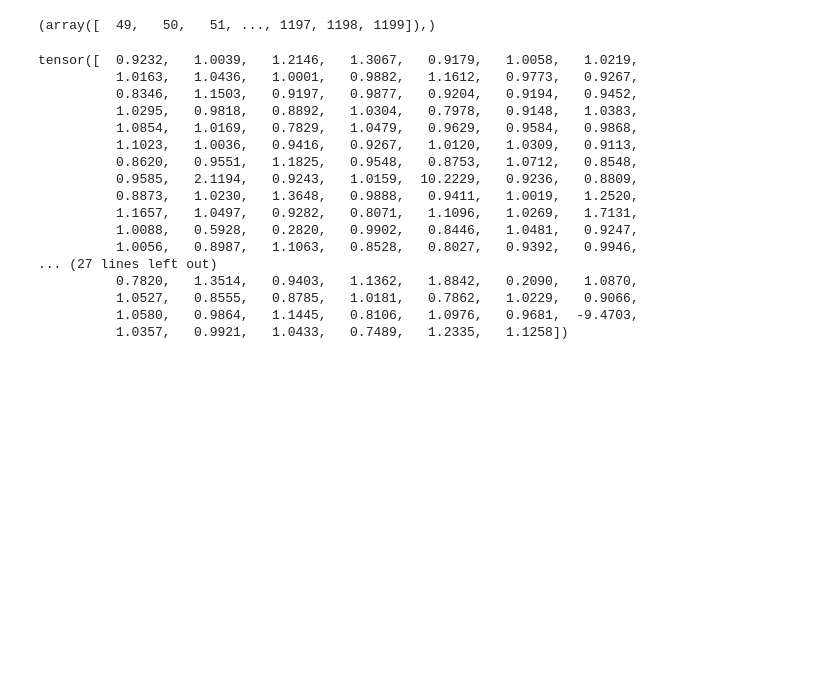
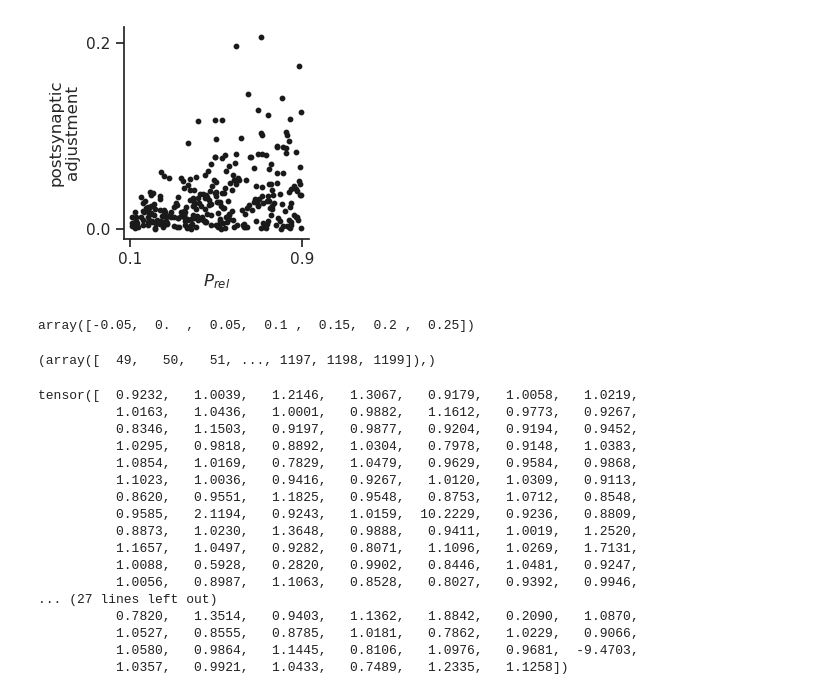
Before and after one commit to rythorpe/time_coding, a Jupyter notebook: aux_dev.ipynb, the cells around one changed output. Drawn from its saved outputs; the diff is of its cells as text; code cells hidden in the pictures; blank space fills up the shorter version.

```diff
--- a/aux_dev.ipynb
+++ b/aux_dev.ipynb
@@ -321,3 +332,22 @@ plt.show()
+# %%
+fig, axes = plt.subplots(1, 1, figsize=(3, 3))
+# sort_idxs = np.argsort(model.p_rel.detach().numpy())
+p_rel = model.p_rel.detach().numpy()
+post_syn_adjustment = np.abs(model.presyn_scaling.detach().numpy() - 1)
+axes.scatter(p_rel, post_syn_adjustment, s=10, c='k')
+axes.set_xticks([0.1, 0.9])
+axes.set_xlabel('$P_{rel}$')
+
+axes.set_yticks([0, np.max(post_syn_adjustment).round(decimals=1)])
+axes.set_ylabel('postsynaptic\nadjustment')
+
+fig.tight_layout()
+# %% [output]
+[figure, added]
+# %%
+axes.get_yticks()
+# %% [output]
+array([-0.05,  0.  ,  0.05,  0.1 ,  0.15,  0.2 ,  0.25])
 # %%
 dhdh_t_batch = dhdh_t[0].cpu()
 dh
```
Also changed, not shown: parts of 6 cells of this notebook, 1 other file.
